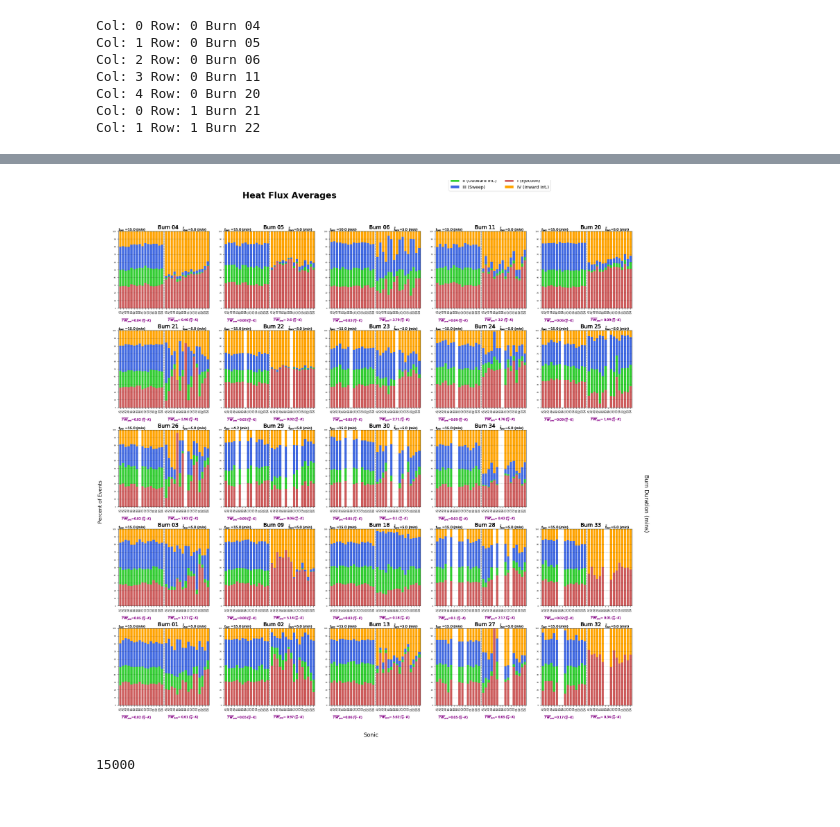
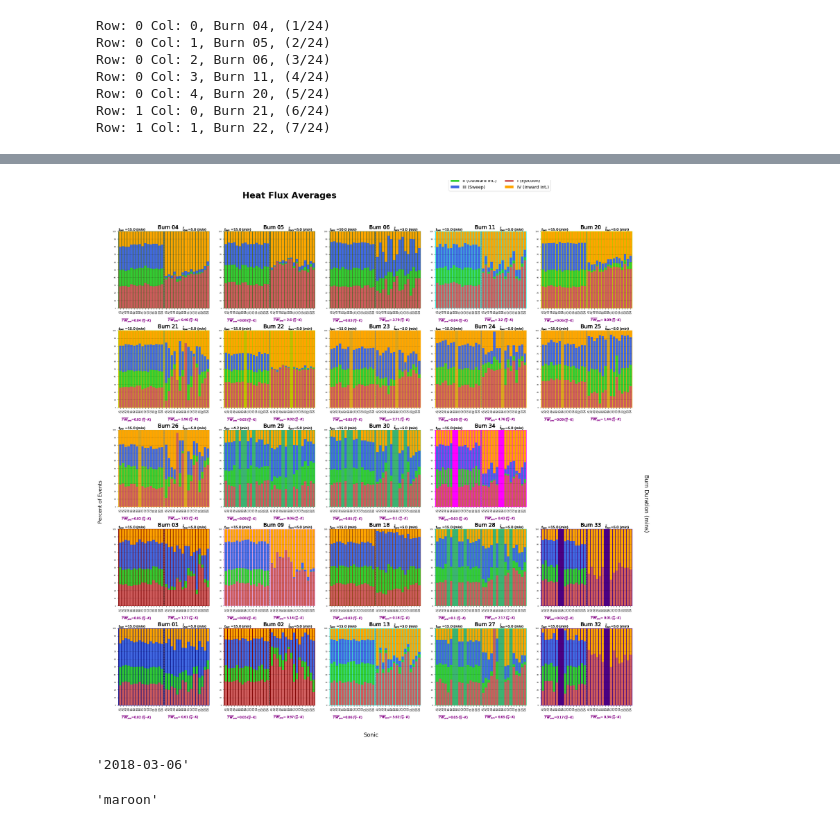
Before and after one commit to JosephSeitz/Analysis_Code, a Jupyter notebook: final_Heat-Flux-Averag-Grid-Plotter-Copy1.ipynb, the cells around one changed output, grey strips where cells are left out. Cells and saved outputs as stored; diff of their text form; code cells hidden in the pictures.

Commit message:
Changing colors in the grid plots

```diff
--- a/final_Heat-Flux-Averag-Grid-Plotter-Copy1.ipynb
+++ b/final_Heat-Flux-Averag-Grid-Plotter-Copy1.ipynb
@@ -1,9 +1,12 @@
 # %%
 import os   #used for directory work
+import matplotlib as mpl
 import matplotlib.pyplot as plt #used for creating plots
 import pandas as pd
 import numpy as np
 %matplotlib inline
+
+mpl.rcParams['axes.linewidth'] = 1 #set the value globally
 # %%
 def text_finder(path):
     txt_files=[]
@@ -19,6 +22,25 @@ def file_to_df(path):
     df= pd.read_csv(path,na_values = ['NAN', "00nan"], sep=" ")
 
     return df
+# %%
+def day_color(df, full_timestamp = True):
+    dates = ["2018-03-05", "2018-03-06", "2018-03-17", "2018-05-09", "2018-05-10", \
+            "2018-05-11", "2018-09-22", "2019-05-20", "2019-05-21", "2019-05-22", \
+            "2019-05-29", "2019-05-31"]
+    colors = ["navy", "maroon", "darkolivegreen", "darkorange", "plum", "turquoise", \
+              "saddlebrown", "y", "goldenrod", "mediumseagreen", "indigo", "magenta"  ]
+
+
+    if full_timestamp == True:
+        for t in range(len(dates)):
+            if df["TIMESTAMP"][0][:10] ==dates[t]:
+                return colors[t]
+                break
+    if full_timestamp == False:
+        for t in range(len(dates)):
+            if str(pd.Timestamp(df["YYYY"][0],df["MM"][0],df["DD"][0]))[:10] == dates[t]:
+                return colors[t]
+                break
 # %%
 def quad_averages(quad_list, t_s, t_e ):
     ###Finding the sums of the quadriants
@@ -120,7 +142,7 @@ def burn_calculations(path, n):
         df_list.append(df)
 
     n_fire = min(x_fire_lst)
-
+    dc = day_color(df_list[0])
     pre_burn_Q_lst, burn_Q_lst= [], []
     pre_WT_ave, brn_WT_ave = [],[]
     x_fire_lst, brn_n_lst= [], []
@@ -139,7 +161,7 @@ def burn_calculations(path, n):
         brn_len_min.append(brn_n_lst[i]/(600))
 
     return pre_burn_Q_lst, burn_Q_lst,  pre_WT_ave, brn_WT_ave, x_fire_lst, brn_n_lst,\
-            brn_len_min, pre_brn_len
+            brn_len_min, pre_brn_len, dc
 # %%
 %%time
 n_list = [30000,15000,6000,30000,25000,25000,27000,45000,20000,25000,25000,2500, 15000,40000, \
@@ -166,7 +188,8 @@ fig, ax = plt.subplots(nrows=5,ncols=5,figsize=(26,26))#, sharey=True)
 file_count = 0
 for row in range(5):
     for col in range(5):
-        print("Row:",row,"Col:",col,"Burn",burns[file_count])
+        fmt = "Row: {} Col: {}, Burn {}, ({}/24)"
+        print(fmt.format(row,col,burns[file_count],file_count+1))
         axs = ax[ row, col]
         if col == 4 and row ==2:
             axs.set_visible(False)
@@ -175,7 +198,7 @@ for row in range(5):
         burn_path= str(path + str(burns[file_count])+path_end)
         #print("Now on Burn: ",str(burns[file_count]))
         pre_burn_Q_lst, burn_Q_lst,  pre_WT_ave, brn_WT_ave, x_fire_lst, brn_n_lst,\
-            brn_len_min, pre_brn_len= burn_calculations(burn_path, n_list[file_count])
+            brn_len_min, pre_brn_len, dc = burn_calculations(burn_path, n_list[file_count])
 
 
 
@@ -227,6 +250,12 @@ for row in range(5):
             axs.set_xticks(x_loc)
             axs.set_xticklabels(sonic_list, fontsize=8,rotation='vertical')
 
+            #axs.tick_params(color='green', labelcolor='green')
+            for spine in axs.spines.values():
+                spine.set_edgecolor(dc)
+            axs.set_facecolor(dc)
+            #axs.setp( color=dc)#[ax.get_xticklines(), ax.get_yticklines()],
+
             x1 += 1
             x2 += 1
         file_count += 1
@@ -240,15 +269,15 @@ fig.text(0.48,0.015, "Sonic", fontsize = 18)
 fig.tight_layout()
 fig.subplots_adjust(hspace=0.29,wspace=0.16, top=0.9, left = 0.05, right = .95, bottom = .07)
 
-fig.savefig("rough_aveplot_15min-5min.png", dpi = 350)
+fig.savefig("color-test-rough_aveplot_15min-5min.png", dpi = 350)
 ### Took 56mins and 45s to run on W10 Desktop
 ## Took 1hr 17min to run on 134
 ###New time of 15min 4s!!!(134 at 30min)
 # %% [output]
-Col: 0 Row: 0 Burn 04
-Col: 1 Row: 0 Burn 05
-Col: 2 Row: 0 Burn 06
-Col: 3 Row: 0 Burn 11
-Col: 4 Row: 0 Burn 20
-Col: 0 Row: 1 Burn 21
-Col: 1 Row: 1 Burn 22
+Row: 0 Col: 0, Burn 04, (1/24)
+Row: 0 Col: 1, Burn 05, (2/24)
+Row: 0 Col: 2, Burn 06, (3/24)
+Row: 0 Col: 3, Burn 11, (4/24)
+Row: 0 Col: 4, Burn 20, (5/24)
+Row: 1 Col: 0, Burn 21, (6/24)
+Row: 1 Col: 1, Burn 22, (7/24)
@@ -275,10 +304,16 @@ Wall time: 8min 29s
-[figure, old version]
+[figure, new version]
 # %%
 n_list = [21000,15000,20000,30000,15000,6000,25000,18000,30000,60000,50000,180000,40000,25000,25000,27000,\
          45000,20000,25000,25000,35000,27000,25000,15000,35000,45000,20000,40000]
 # %%
 n = 15000
-# %%
-pre_brn_end
-# %% [output]
-15000
+# %%
+path="/home/joey/Desktop/10X10_Truss_SERDP_Burns/JS_Cleaned_Data/Split-Times/Burn-02/sonics/A1_UVWT_Burn-02.txt"#79
+df = file_to_df(path)
+str(pd.Timestamp(df["YYYY"][0],df["MM"][0],df["DD"][0]))[:10]#["TIMESTAMP"][0][:10]
+# %% [output]
+'2018-03-06'
+# %%
+day_color(df,False)
+# %% [output]
+'maroon'
```
Also changed, not shown: parts of 1 cell of this notebook.
